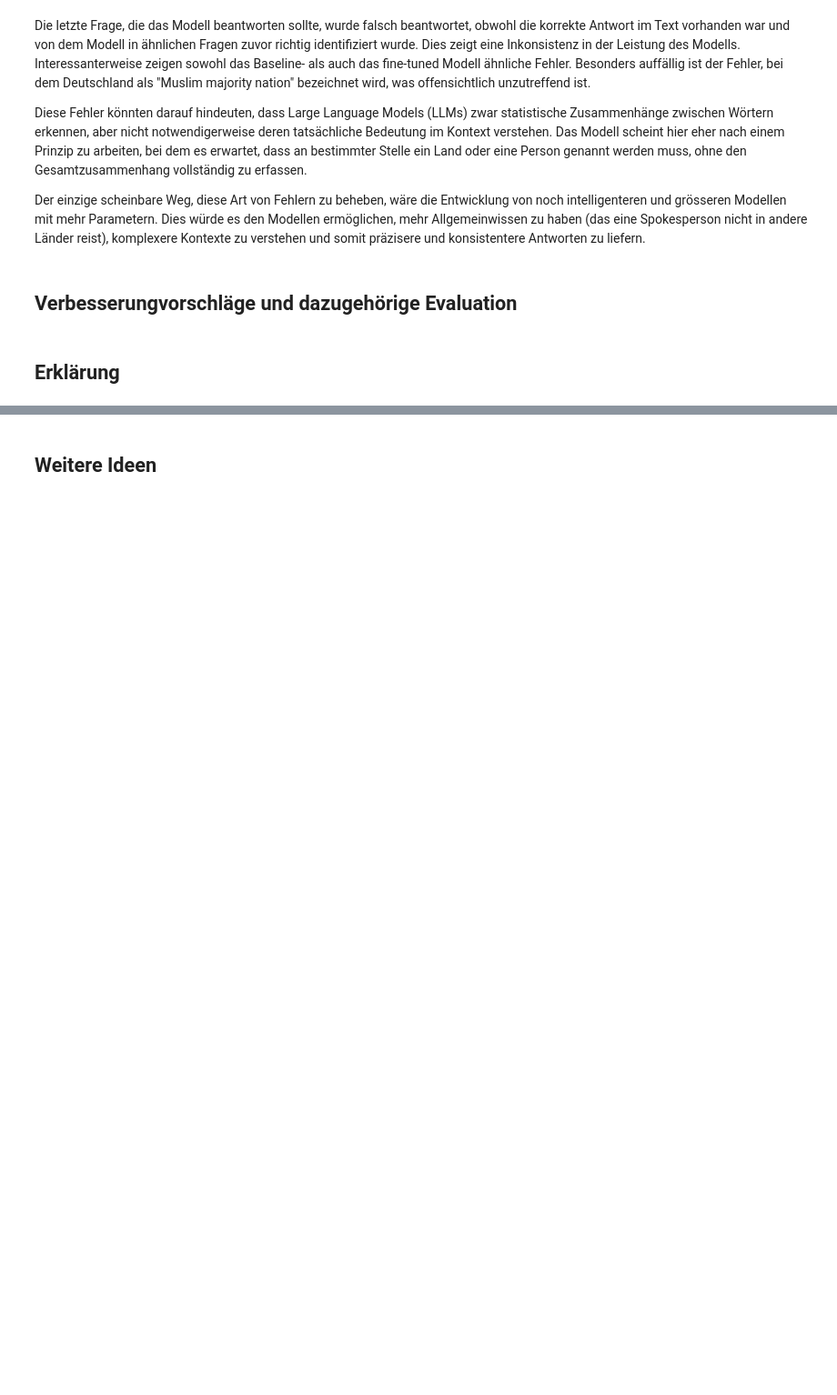
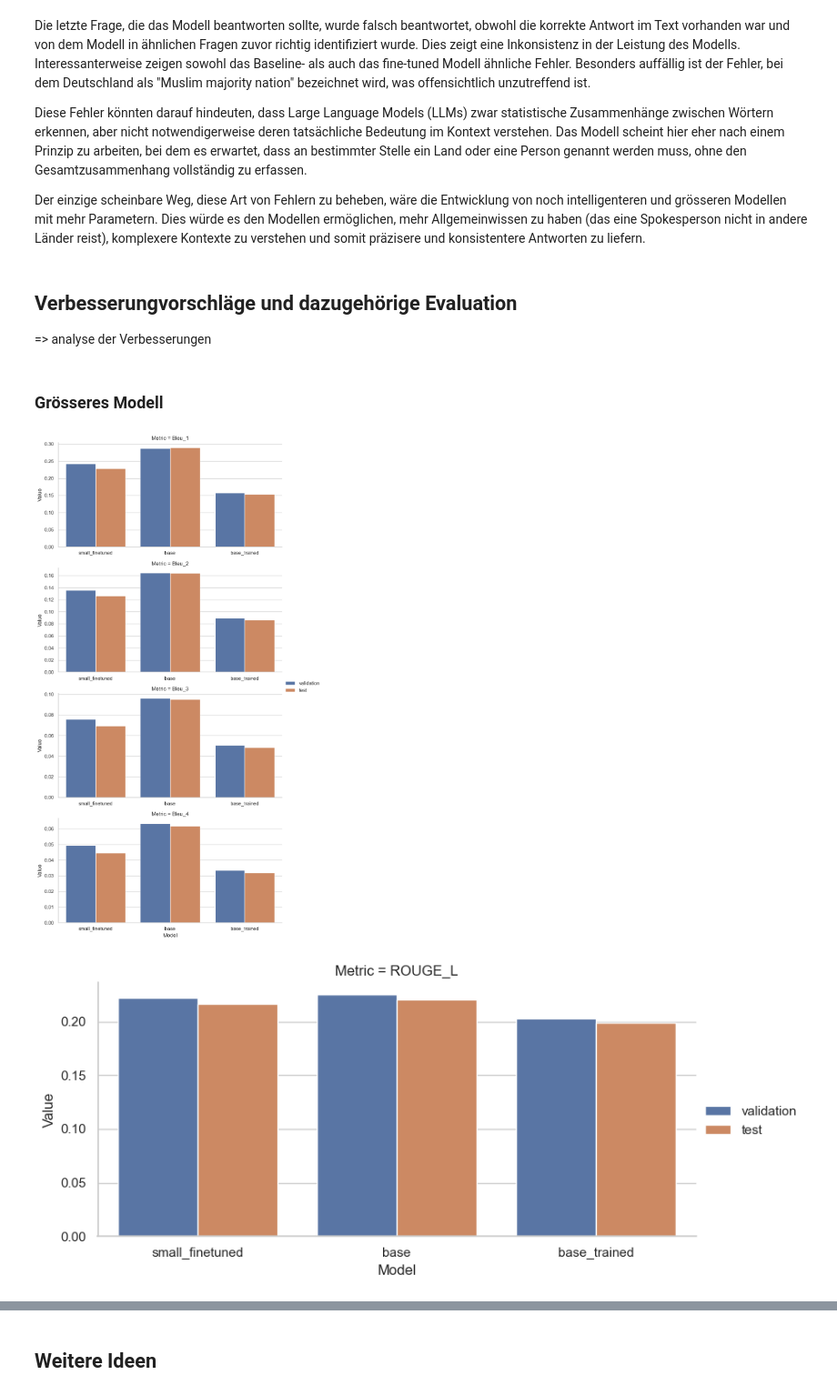
Before and after one commit to swiggy123/npr_mc2, a Jupyter notebook: report.ipynb, the cells around one changed output, grey strips where cells are left out. Shown at 91% size. Saved outputs shown, nothing was run; the diff lists cells and outputs as text; code cells hidden in the pictures; blank space fills up the shorter version.

Commit message:
Added: evaluation of big model

```diff
--- a/report.ipynb
+++ b/report.ipynb
@@ -506,5 +502,31 @@ Diese Fehler könnten darauf hindeuten, dass Large Language Models (LLMs) zwar s
 Der einzige scheinbare Weg, diese Art von Fehlern zu beheben, wäre die Entwicklung von noch intelligenteren und grösseren Modellen mit mehr Parametern. Dies würde es den Modellen ermöglichen, mehr Allgemeinwissen zu haben (das eine Spokesperson nicht in andere Länder reist), komplexere Kontexte zu verstehen und somit präzisere und konsistentere Antworten zu liefern.
 # %% [markdown]
 ## Verbesserungvorschläge und dazugehörige Evaluation
+=> analyse der Verbesserungen
-# %% [markdown]
-## Erklärung
+# %% [markdown]
+### Grösseres Modell
+# %%
+
+bigger_folders = [
+    "evaluation_base",
+    "evaluation_base_trained",
+    "evaluation_small_finetuned",
+]
+
+df_bigger = load_evaluation_data(bigger_folders)
+
+def plot_results_bigger(df_bigger):
+    sns.set_theme(style="whitegrid")
+    g = sns.FacetGrid(df_bigger, row="Metric", height=4, aspect=2, sharex=False, sharey=False)
+    g.map(sns.barplot, "Model", "Value", "Dataset", palette="deep", order=["small_finetuned", "base","base_trained"])
+    g.add_legend()
+
+plot_results_bigger(df_bigger[df_bigger["Metric"].str.contains("Bleu")])
+plot_results_bigger(df_bigger[df_bigger["Metric"] == "ROUGE_L"])
+plot_results_bigger(df_bigger[df_bigger["Metric"] == "BERTScore"])
+plot_results_bigger(df_bigger[df_bigger["Metric"] == "MoverScore"])
+plot_results_bigger(df_bigger[df_bigger["Metric"].str.contains("(BERTScore)", regex=False)])
+plot_results_bigger(df_bigger[df_bigger["Metric"].str.contains("(MoverScore)", regex=False)])
+# %% [output]
+[figure, added]
+[figure, added]
```
Also changed, not shown: parts of 8 cells of this notebook.
